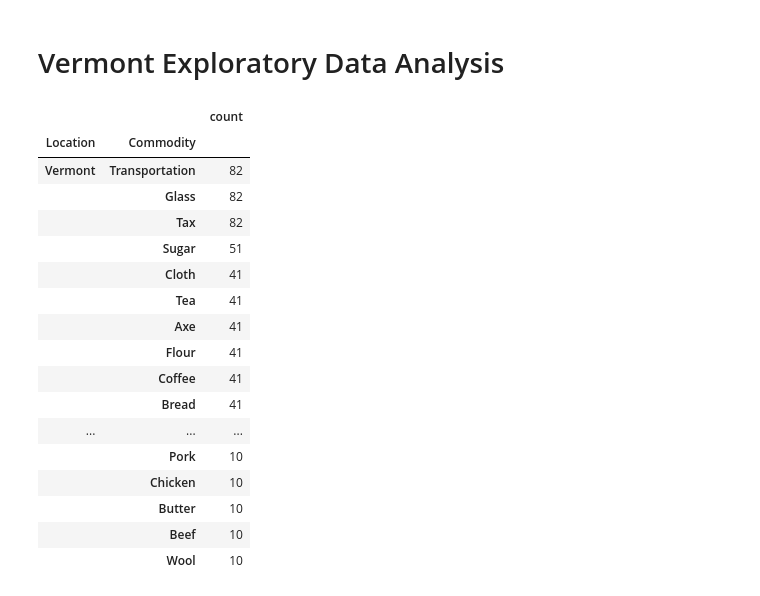
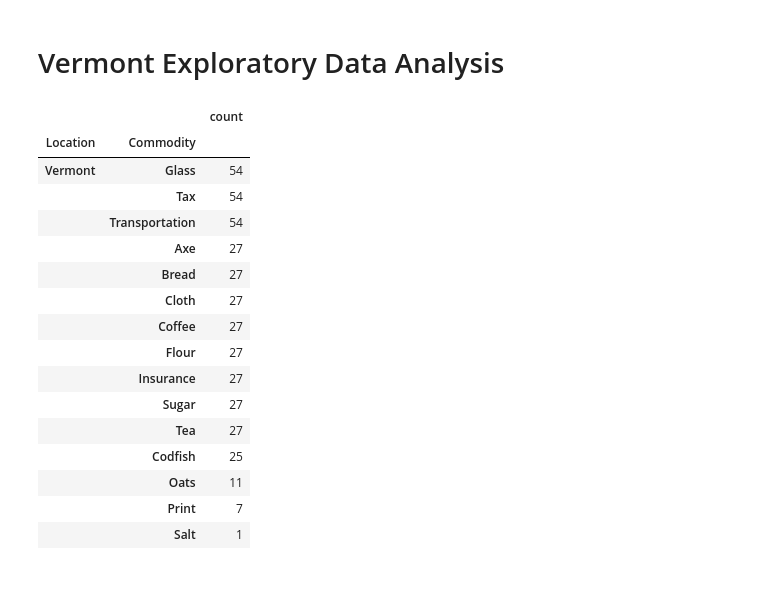
Before and after one commit to Meadosc/commodity_case_study, a Jupyter notebook: vermont_eda.ipynb, the cells around one changed output. Saved outputs shown, nothing was run; the diff lists cells and outputs as text; code cells hidden in the pictures.

```diff
--- a/vermont_eda.ipynb
+++ b/vermont_eda.ipynb
@@ -11,24 +11,23 @@ from helper.helper import df_plot
 # %%
 df_raw = pd.read_csv("data_raw/all_commodities.csv")
 # %%
-df = df_raw[(df_raw["Location"] == "Vermont") & (df_raw["Item Year"] >= 1900)]
+df = df_raw[(df_raw["Location"] == "Vermont") & (df_raw["Item Year"] >= 1914)]
 df.groupby(['Location', 'Commodity'])['Commodity'].agg(['count']).sort_values(['count'], ascending=[False])
 # %% [output]
 |  |  | count |
 | Location | Commodity |  |
-| Vermont | Transportation | 82 |
-|  | Glass | 82 |
-|  | Tax | 82 |
-|  | Sugar | 51 |
-|  | Cloth | 41 |
-|  | Tea | 41 |
-|  | Axe | 41 |
-|  | Flour | 41 |
-|  | Coffee | 41 |
-|  | Bread | 41 |
-| ... | ... | ... |
-|  | Pork | 10 |
-|  | Chicken | 10 |
-|  | Butter | 10 |
-|  | Beef | 10 |
-|  | Wool | 10 |
+| Vermont | Glass | 54 |
+|  | Tax | 54 |
+|  | Transportation | 54 |
+|  | Axe | 27 |
+|  | Bread | 27 |
+|  | Cloth | 27 |
+|  | Coffee | 27 |
+|  | Flour | 27 |
+|  | Insurance | 27 |
+|  | Sugar | 27 |
+|  | Tea | 27 |
+|  | Codfish | 25 |
+|  | Oats | 11 |
+|  | Print | 7 |
+|  | Salt | 1 |
```
Also changed, not shown: parts of 2 cells of this notebook, 2 other files.
